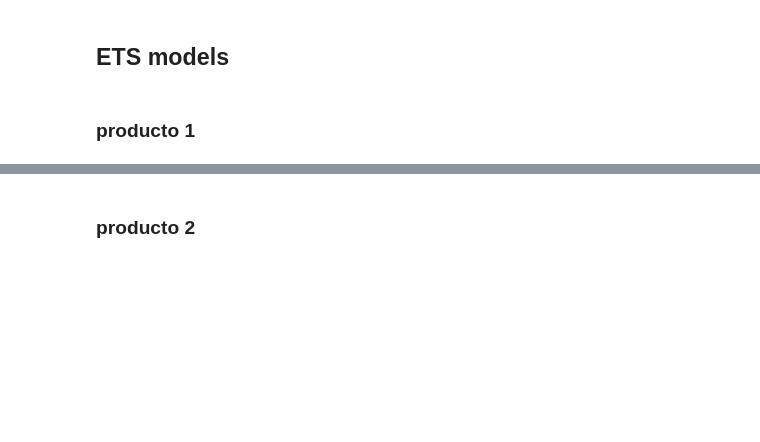
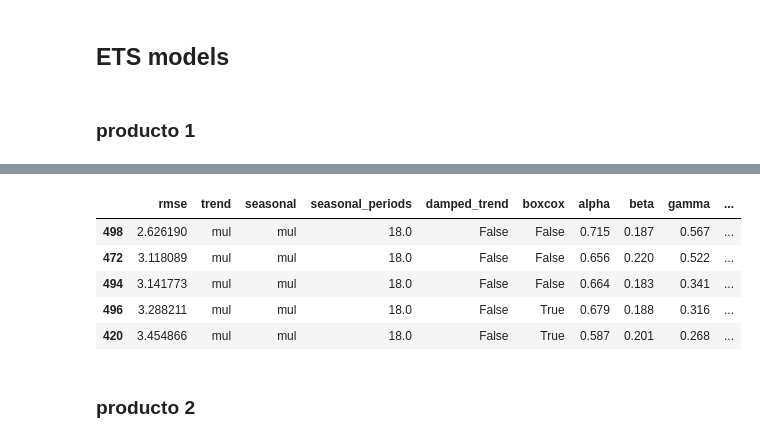
Before and after one commit to JhonattanReales21/TS_forecast_AA3_final, a Jupyter notebook: Parcial_final_jhonattanR.ipynb, the cells around one changed output, grey strips where cells are left out. Drawn from its saved outputs; the diff is of its cells as text; code cells hidden in the pictures; blank space fills up the shorter version.

```diff
--- a/Parcial_final_jhonattanR.ipynb
+++ b/Parcial_final_jhonattanR.ipynb
@@ -174,33 +200,40 @@ study, best_params, rmse_movil = optimizar_modelo_ets(
 # %%
 ets_prod1_results = study.trials_dataframe()
 ets_prod1_results.sort_values(by="value", ascending=True, inplace=True)
 ets_prod1_results = ets_prod1_results[
     [
         "value",
         "params_trend",
         "params_seasonal",
         "params_seasonal_periods",
         "params_damped_trend",
         "params_use_box_cox",
         "params_smoothing_level",
         "params_smoothing_trend",
         "params_smoothing_seasonal",
         "params_damping_trend",
     ]
 ]
 ets_prod1_results.columns = (
     "rmse",
     "trend",
     "seasonal",
     "seasonal_periods",
     "damped_trend",
     "boxcox",
     "alpha",
     "beta",
     "gamma",
     "damping_trend",
 )
-ets_prod1_results.head(5)
+ets_prod1_results.head(25)
+# %% [output]
+|  | rmse | trend | seasonal | seasonal_periods | damped_trend | boxcox | alpha | beta | gamma | ... |
+| 498 | 2.626190 | mul | mul | 18.0 | False | False | 0.715 | 0.187 | 0.567 | ... |
+| 472 | 3.118089 | mul | mul | 18.0 | False | False | 0.656 | 0.220 | 0.522 | ... |
+| 494 | 3.141773 | mul | mul | 18.0 | False | False | 0.664 | 0.183 | 0.341 | ... |
+| 496 | 3.288211 | mul | mul | 18.0 | False | True | 0.679 | 0.188 | 0.316 | ... |
+| 420 | 3.454866 | mul | mul | 18.0 | False | True | 0.587 | 0.201 | 0.268 | ... |
 # %% [markdown]
 ### producto 2
 # %%
```
Also changed, not shown: parts of 15 cells of this notebook, 1 other file.
